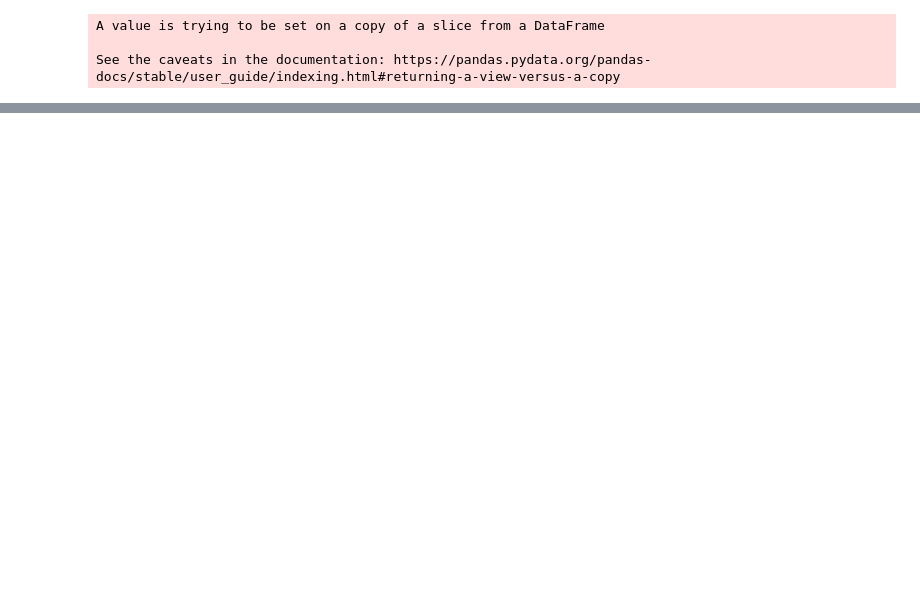
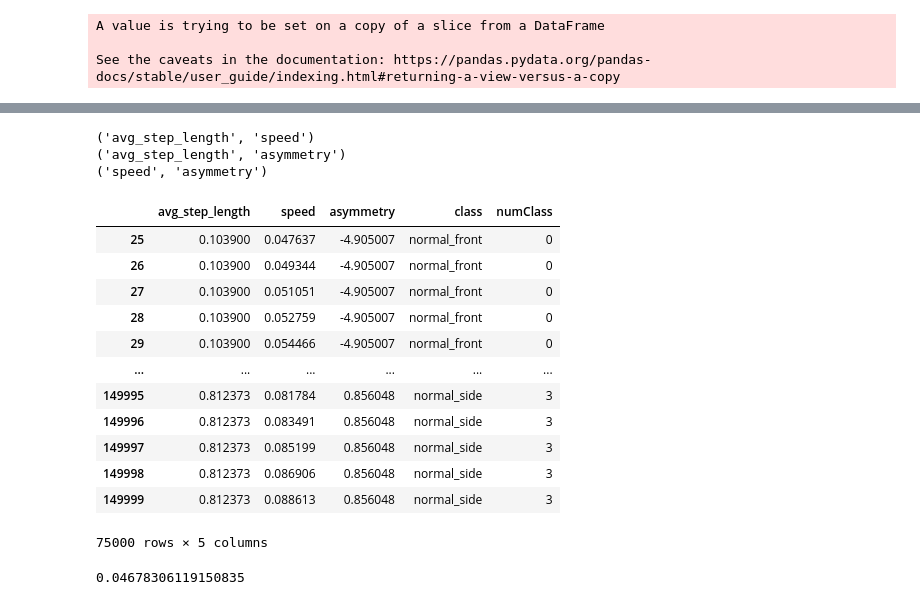
Before and after one commit to hrapek/Biomechanics, a Jupyter notebook: clustering.ipynb, the cells around one changed output, grey strips where cells are left out. Cells and saved outputs as stored; diff of their text form; code cells hidden in the pictures; blank space fills up the shorter version.

```diff
--- a/clustering.ipynb
+++ b/clustering.ipynb
@@ -70,0 +143,35 @@ fig.show()
+# %%
+import matplotlib.pyplot as plt
+import itertools
+
+legend = list(clustering_df["class"].unique())
+print(legend)
+
+unique_numbers = {word: i for i, word in enumerate(set(clustering_df['class']))}
+
+clustering_df['numClass'] = clustering_df['class'].map(unique_numbers)
+coords_df["numClass"] = coords_df['class'].map(unique_numbers)
+
+for item in itertools.combinations(["avg_step_length", "speed", "asymmetry"], r=2):
+    # fig, ax = plt.subplots()
+
+    col1 = attributes.index(item[0])
+    col2 = attributes.index(item[1])
+    print(item)
+    print(col1)
+    print(col2)
+
+
+    # for class_label in legend:
+    #     print(class_label)
+    #     ax.scatter(clustering_df[clustering_df["class"] == class_label][attributes[0]], clustering_df[clustering_df["class"] == class_label][attributes[1]], label="class_label")
+    #     ax.scatter(coords_df[coords_df["class"] == class_label][attributes[0]], coords_df[coords_df["class"] == class_label][attributes[1]], label="class_label", alpha=0.04)
+
+    # plt.scatter(coords_df[item[0]], coords_df[item[1]], c=coords_df["class"], cmap='tab10', alpha=0.04, marker="s", linewidths=0, edgecolors='none')
+    plt.scatter(coords_df[item[0]], coords_df[item[1]], c=coords_df["numClass"], cmap='tab10', alpha=0.04, marker="s", linewidths=0, edgecolors='none')
+    plt.scatter(clustering_df[item[0]], clustering_df[item[1]], c=clustering_df["numClass"], cmap='tab10')
+    # plt.x_lab
+    plt.legend()
+    # ax.legend(clustering_df["class"].to_list())
+    plt.title(item[0] + " vs " + item[1])
+    plt.show()
@@ -70,0 +195,27 @@ fig.show()
+# %%
+for i in itertools.combinations(["avg_step_length", "speed", "asymmetry"], r=2):
+    print(i)
+# %% [output]
+('avg_step_length', 'speed')
+('avg_step_length', 'asymmetry')
+('speed', 'asymmetry')
+# %%
+coords_df[(coords_df["speed"] > 0.04678306119150835)]
+# %% [output]
+|  | avg_step_length | speed | asymmetry | class | numClass |
+| 25 | 0.103900 | 0.047637 | -4.905007 | normal_front | 0 |
+| 26 | 0.103900 | 0.049344 | -4.905007 | normal_front | 0 |
+| 27 | 0.103900 | 0.051051 | -4.905007 | normal_front | 0 |
+| 28 | 0.103900 | 0.052759 | -4.905007 | normal_front | 0 |
+| 29 | 0.103900 | 0.054466 | -4.905007 | normal_front | 0 |
+| ... | ... | ... | ... | ... | ... |
+| 149995 | 0.812373 | 0.081784 | 0.856048 | normal_side | 3 |
+| 149996 | 0.812373 | 0.083491 | 0.856048 | normal_side | 3 |
+| 149997 | 0.812373 | 0.085199 | 0.856048 | normal_side | 3 |
+| 149998 | 0.812373 | 0.086906 | 0.856048 | normal_side | 3 |
+| 149999 | 0.812373 | 0.088613 | 0.856048 | normal_side | 3 |
+75000 rows × 5 columns
+# %%
+coords_df["speed"].median()
+# %% [output]
+0.04678306119150835
```
Also changed, not shown: parts of 13 cells of this notebook.
